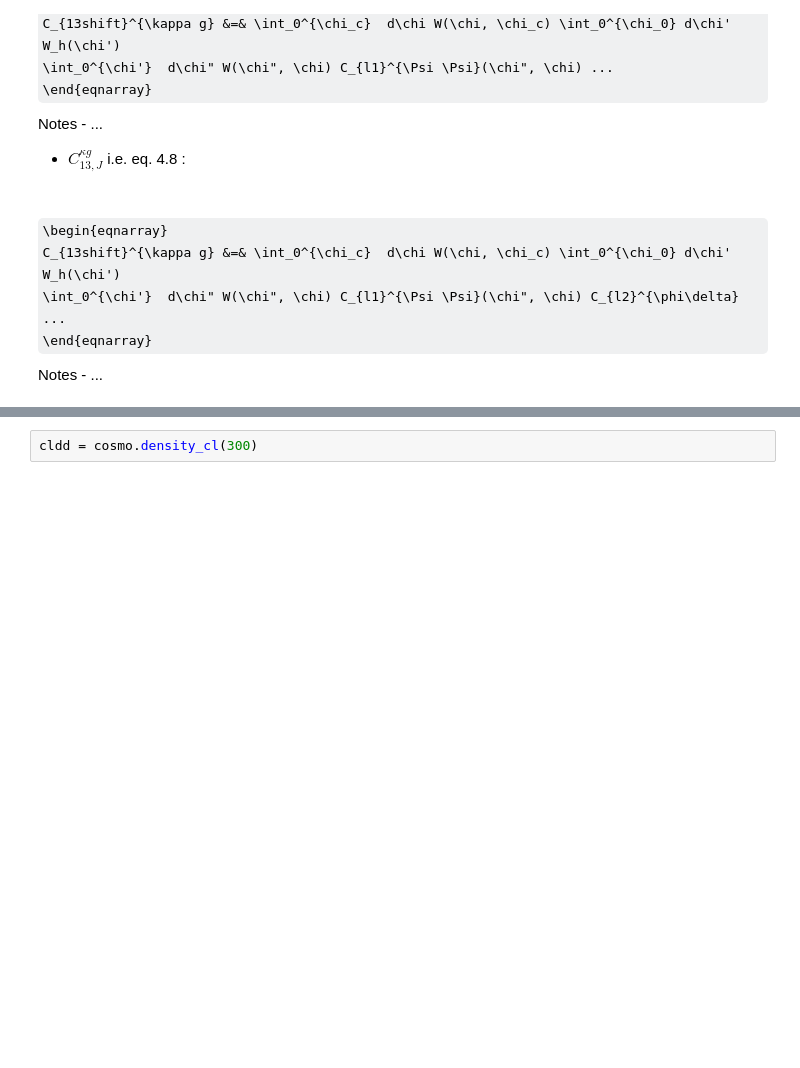
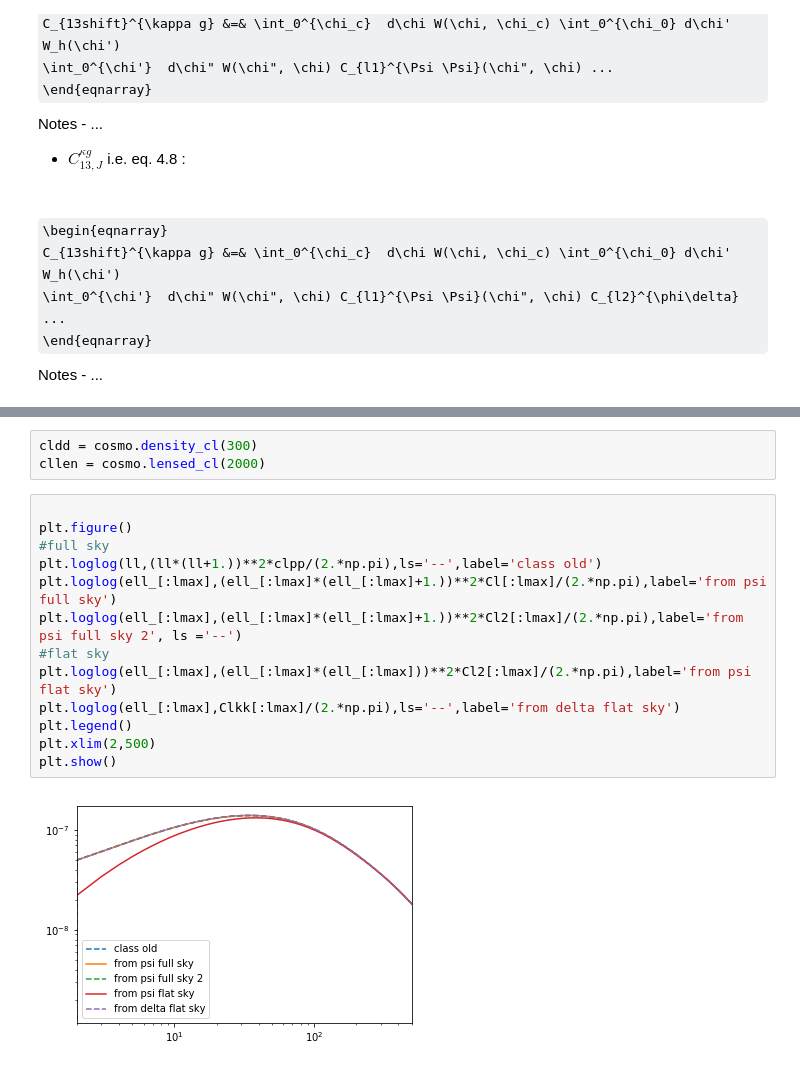
Before and after one commit to VMBoehm/postlimber, a Jupyter notebook: notebooks/postLimber_Integrals_VsVersion.ipynb, the cells around one changed output, grey strips where cells are left out. Drawn from its saved outputs; the diff is of its cells as text; some formulas as TeX source; blank space fills up the shorter version.

```diff
--- a/notebooks/postLimber_Integrals_VsVersion.ipynb
+++ b/notebooks/postLimber_Integrals_VsVersion.ipynb
@@ -728,2 +774,18 @@ cosmo.compute()
 # %%
 cldd = cosmo.density_cl(300)
+cllen = cosmo.lensed_cl(2000)
+# %%
+
+plt.figure()
+#full sky
+plt.loglog(ll,(ll*(ll+1.))**2*clpp/(2.*np.pi),ls='--',label='class old')
+plt.loglog(ell_[:lmax],(ell_[:lmax]*(ell_[:lmax]+1.))**2*Cl[:lmax]/(2.*np.pi),label='from psi full sky')
+plt.loglog(ell_[:lmax],(ell_[:lmax]*(ell_[:lmax]+1.))**2*Cl2[:lmax]/(2.*np.pi),label='from psi full sky 2', ls ='--')
+#flat sky
+plt.loglog(ell_[:lmax],(ell_[:lmax]*(ell_[:lmax]))**2*Cl2[:lmax]/(2.*np.pi),label='from psi flat sky')
+plt.loglog(ell_[:lmax],Clkk[:lmax]/(2.*np.pi),ls='--',label='from delta flat sky')
+plt.legend()
+plt.xlim(2,500)
+plt.show()
+# %% [output]
+[figure, added]
```
Also changed, not shown: parts of 28 cells of this notebook, 3 other files.
